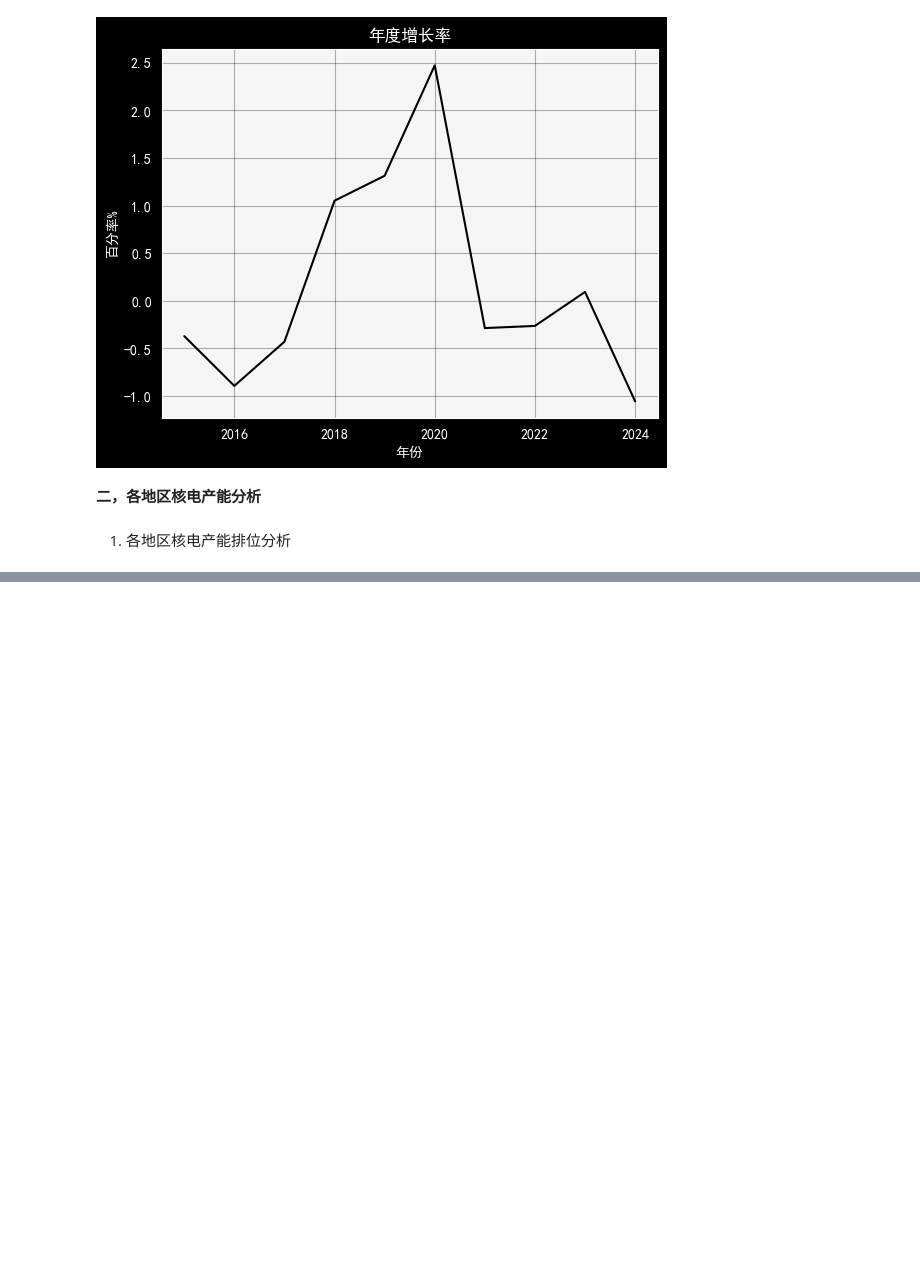
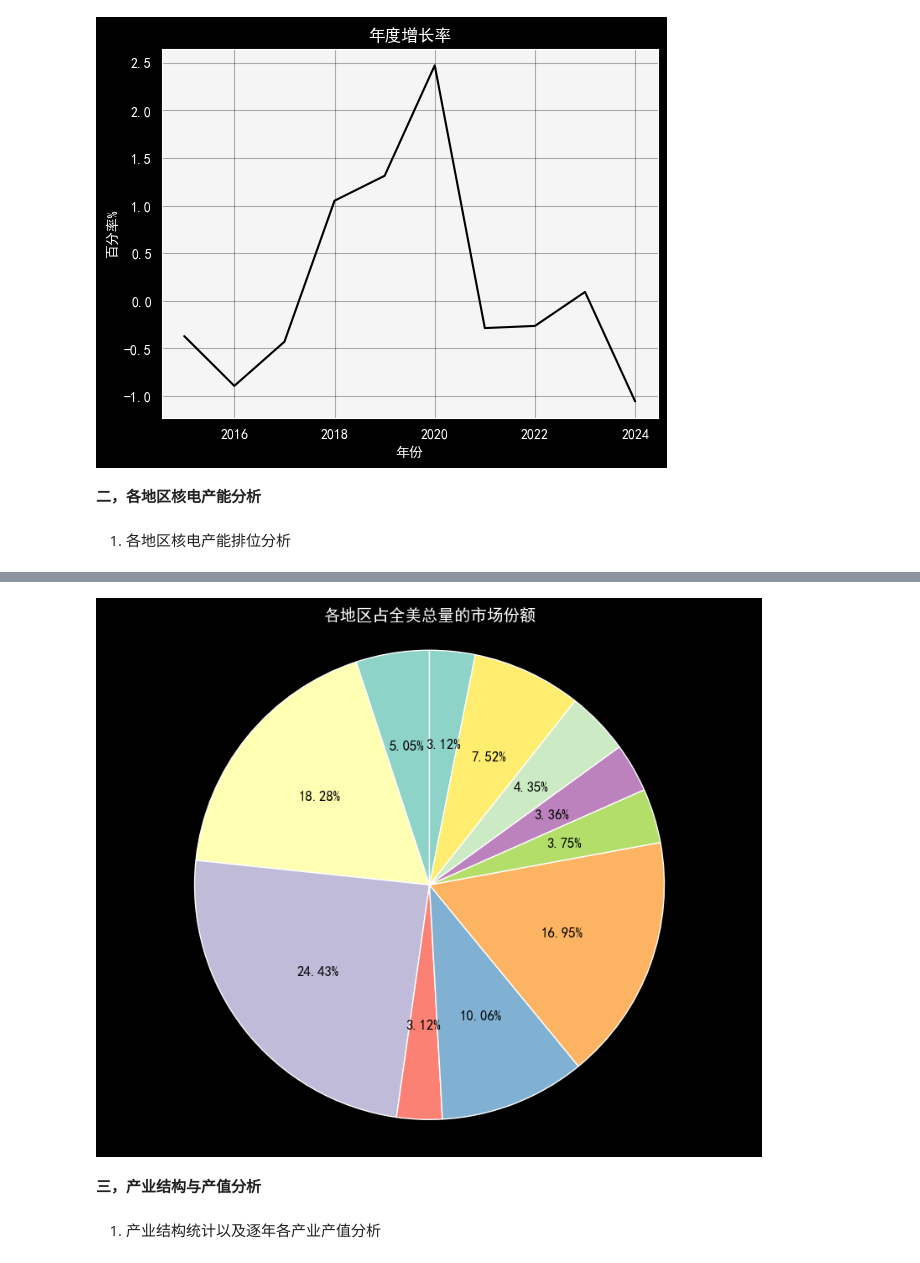
Before and after one commit to panbohuan/HUSTpython, a Jupyter notebook: eia_nuclear.ipynb, the cells around one changed output, grey strips where cells are left out. Saved outputs shown, nothing was run; the diff lists cells and outputs as text; code cells hidden in the pictures; blank space fills up the shorter version.

```diff
--- a/eia_nuclear.ipynb
+++ b/eia_nuclear.ipynb
@@ -172,18 +232,12 @@ for key,value in dict_states_generation.items():
 # %%
-labels = list(dict_states.values())
-sizes = market_share
-
-colors = ['#ff9999', '#66b3ff', '#99ff99', '#ffcc99']
-
-plt.figure(figsize=(8, 8))
-plt.pie(
-    sizes,
-    labels=labels,
-    colors=colors,
-    autopct='%1.1f%%',
-    startangle=90,
-    shadow=True,
-    textprops={'fontsize': 12}
-)
-plt.title('各地区核电产量占比', fontsize=14)
+plt.figure(figsize=(10, 8))
+plt.pie(arr_all_regions, labels=dict_all_regions.values(), autopct='%1.2f%%', startangle=90,textprops={'color': 'black', 'fontsize': 12})
+plt.title('各地区占全美总量的市场份额', fontsize=14, fontweight='bold')
+plt.axis('equal')
 plt.show()
+# %% [output]
+[figure, added]
+# %% [markdown]
+**三，产业结构与产值分析**
+# %% [markdown]
+1. 产业结构统计以及逐年各产业产值分析
```
Also changed, not shown: parts of 5 cells of this notebook.
